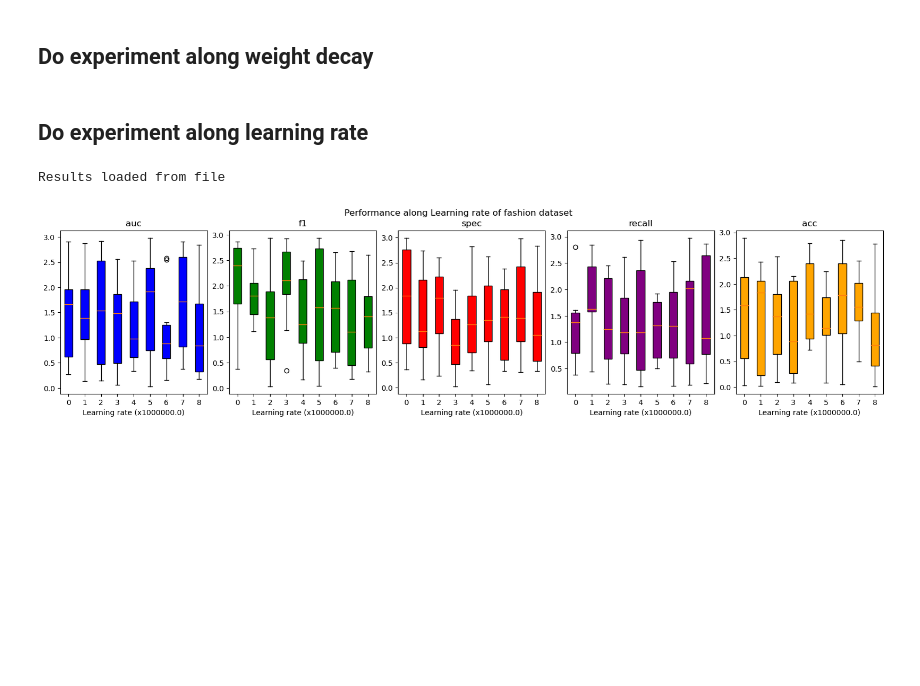
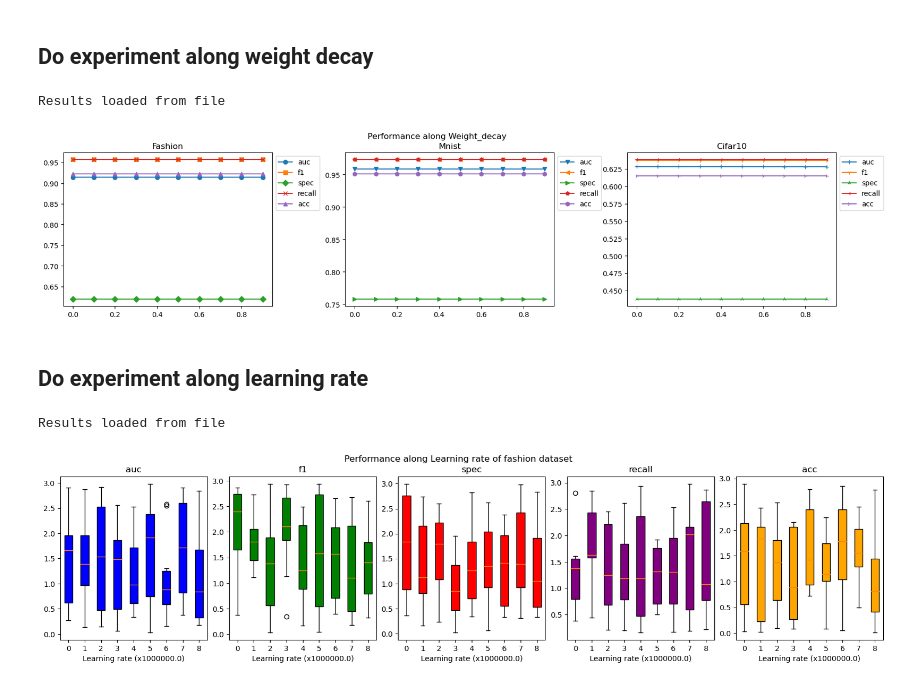
Before and after one commit to SoulMind01/FewShot-demo, a Jupyter notebook: experiment.ipynb, the cells around one changed output. Saved outputs shown, nothing was run; the diff lists cells and outputs as text; code cells hidden in the pictures; blank space fills up the shorter version.

```diff
--- a/experiment.ipynb
+++ b/experiment.ipynb
@@ -197,17 +222,18 @@ do_experiment(
 # %%
 weight_decay_range = np.arange(0, 1, 0.1)
 do_experiment(
     args=args,
     experiment_name='weight_decay_experiment',
     feature_name='weight_decay',
     feature_range=weight_decay_range,
     num_test_data=500,
     class_range=np.arange(0, 10, 1),
-    quick_run=False,
-    test_experiment=True,
-    box_width=1 / (len(weight_decay_range)),
-    figure_size=(24, 4)
+    test_experiment=False,
+    boxplot=False,
 )
+# %% [output]
+Results loaded from file
+[figure, added]
 # %% [markdown]
 ## Do experiment along learning rate
 # %%
```
Also changed, not shown: parts of 15 cells of this notebook, 6 other files.
